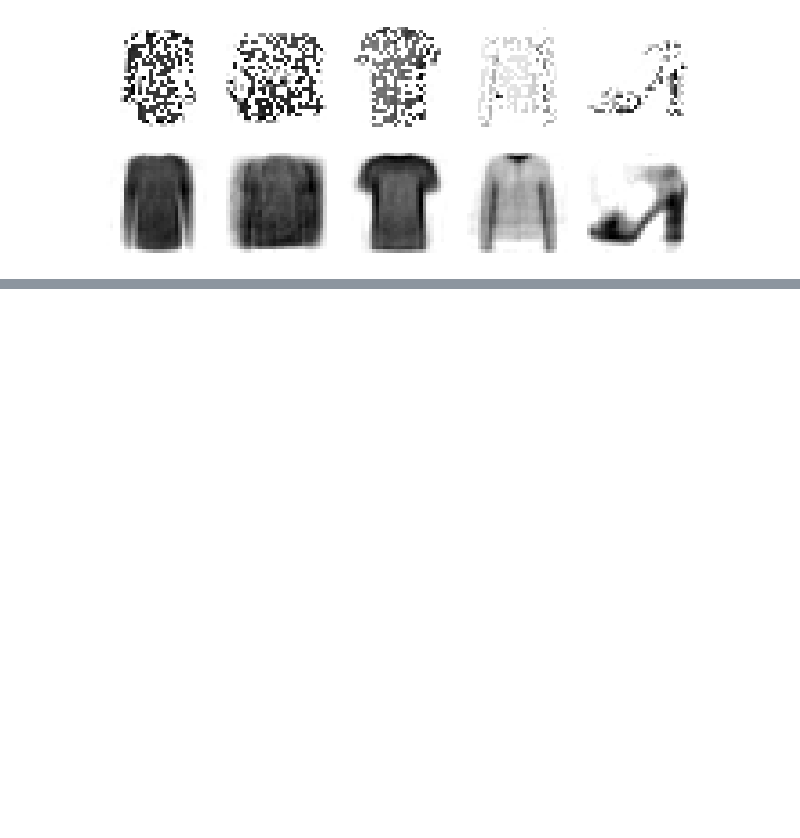
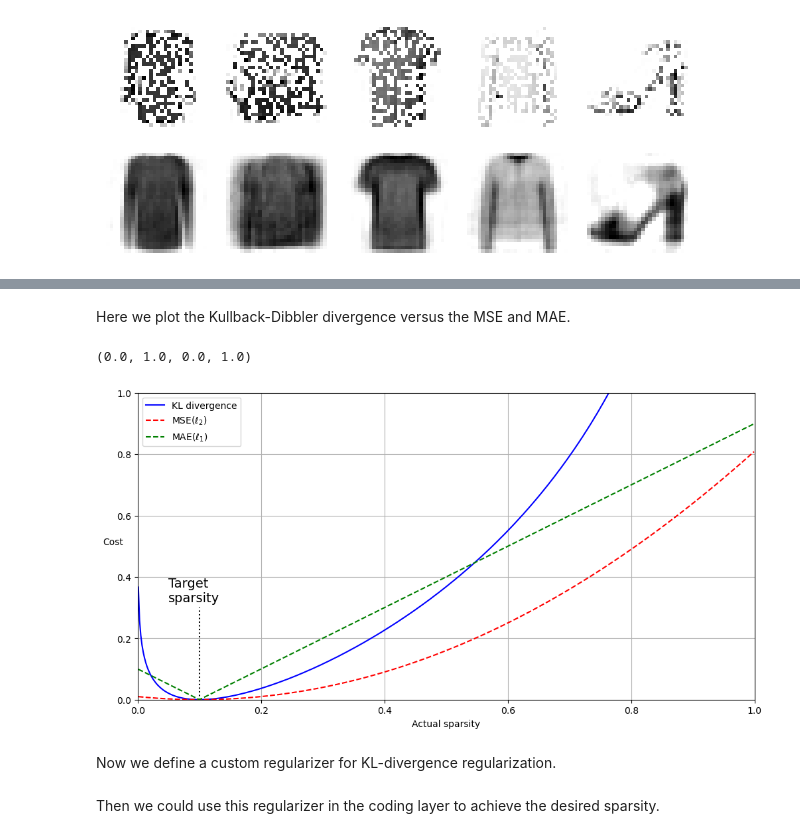
Before and after one commit to tandao0909/hands-on-with-DS, a Jupyter notebook: Chapter 17/generate.ipynb, the cells around one changed output, grey strips where cells are left out. Cells and saved outputs as stored; diff of their text form; code cells hidden in the pictures; blank space fills up the shorter version.

```diff
--- a/Chapter 17/generate.ipynb
+++ b/Chapter 17/generate.ipynb
@@ -488,0 +536,24 @@ plot_reconstruction(dropout_ae, dropout(X_valid, training=True))
+# %% [markdown]
+Here we plot the Kullback-Dibbler divergence versus the MSE and MAE.
+# %%
+plt.figure(figsize=(12, 6))
+p = 0.1
+q = np.linspace(0.001, 0.999, 500)
+kl_div = p * np.log(p / q) + (1 - p) * np.log((1 - p) / (1 - q))
+mse = (p - q) ** 2
+mae = np.abs(p - q)
+plt.plot([p, p], [0, 0.3], "k:")
+plt.text(0.05, 0.32, "Target\nsparsity", fontsize=14)
+plt.plot(q, kl_div, "b-", label="KL divergence")
+plt.plot(q, mse, "r--", label=r"MSE($\ell_2$)")
+plt.plot(q, mae, "g--", label=r"MAE($\ell_1$)")
+plt.legend()
+plt.grid()
+plt.ylabel("Cost", rotation=0)
+plt.xlabel("Actual sparsity")
+plt.axis([0, 1, 0, 1])
+# %% [output]
+(0.0, 1.0, 0.0, 1.0)
+[figure, added]
+# %% [markdown]
+Now we define a custom regularizer for KL-divergence regularization.
@@ -488,0 +576,2 @@ plot_reconstruction(dropout_ae, dropout(X_valid, training=True))
+# %% [markdown]
+Then we could use this regularizer in the coding layer to achieve the desired sparsity.
```
Also changed, not shown: parts of 11 cells of this notebook, 1 other file.
